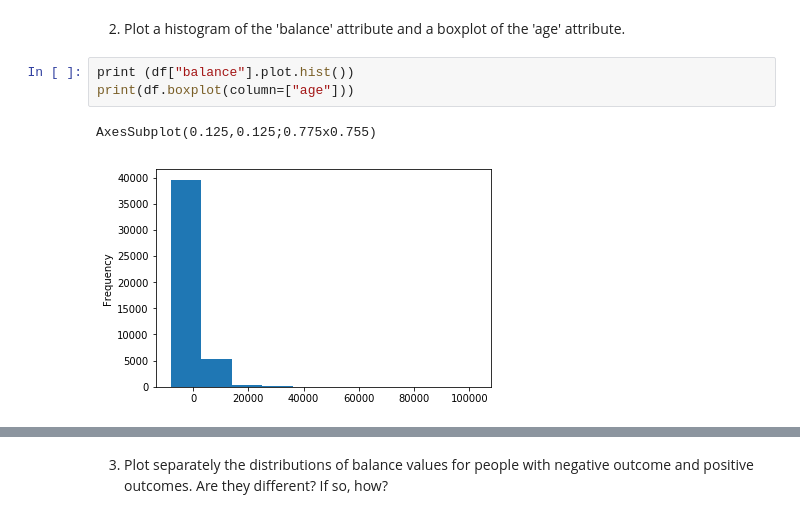
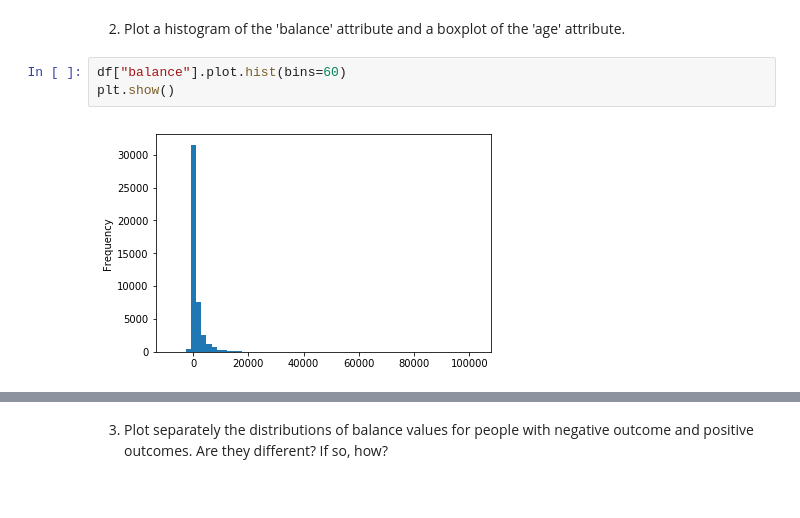
Before and after one commit to gefenk9/DataScience, a Jupyter notebook: DS_HW1.ipynb, the cells around one changed output, grey strips where cells are left out. Saved outputs shown, nothing was run; the diff lists cells and outputs as text.

```diff
--- a/DS_HW1.ipynb
+++ b/DS_HW1.ipynb
@@ -124,9 +122,8 @@ df.describe()
 | max | 95.000000 | 102127.000000 | 31.000000 | 4918.000000 | 871.000000 | 275.000000 |
 # %% [markdown]
 2) Plot a histogram of the 'balance' attribute and a boxplot of the 'age' attribute.
-# %%
-print (df["balance"].plot.hist())
-print(df.boxplot(column=["age"]))
-# %% [output]
-AxesSubplot(0.125,0.125;0.775x0.755)
-[figure, removed]
+# %%
+df["balance"].plot.hist(bins=60)
+plt.show()
+# %% [output]
+[figure, added]
```
Also changed, not shown: parts of 25 cells of this notebook.
